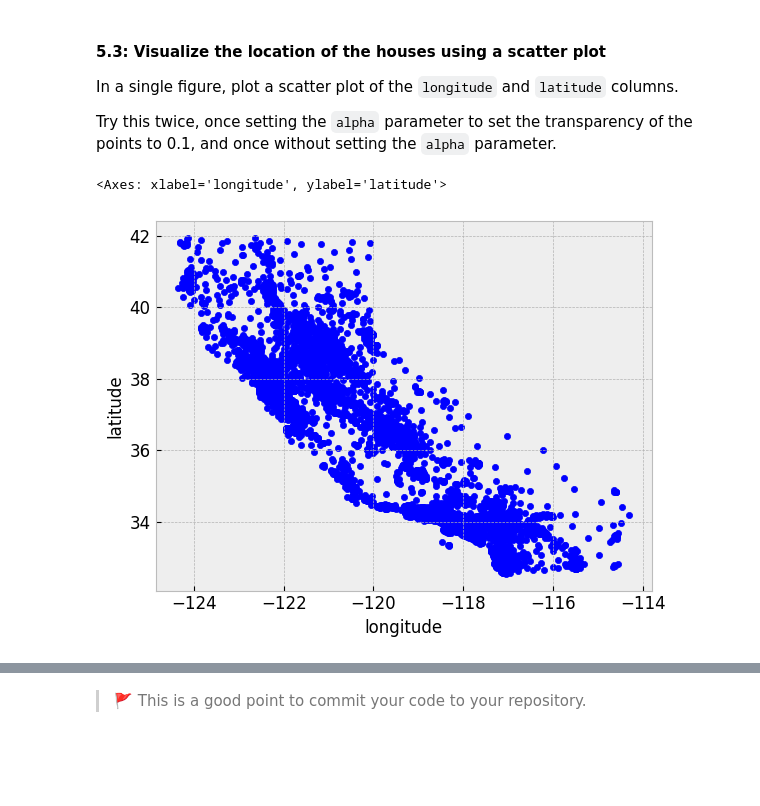
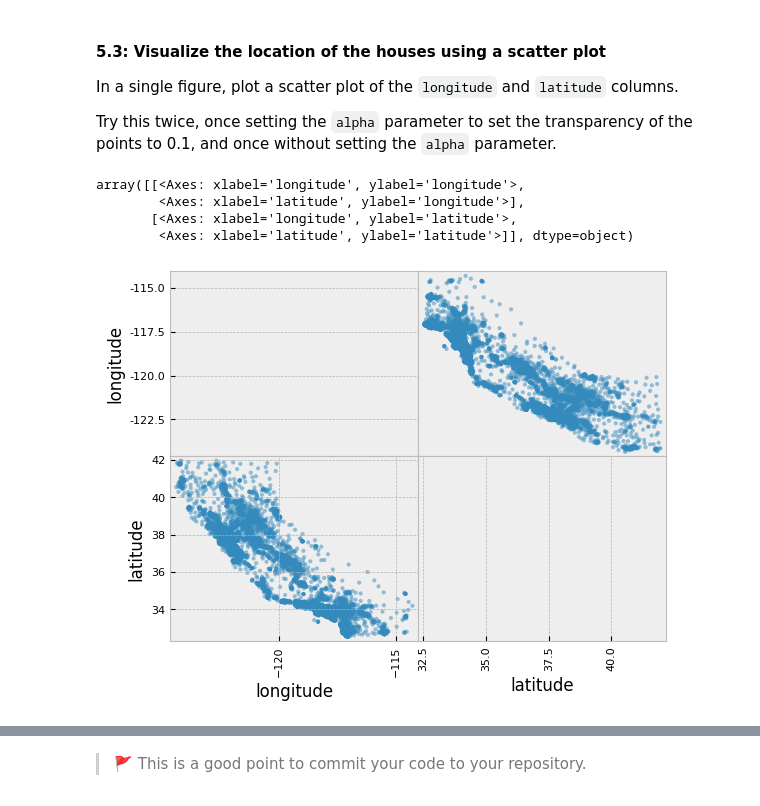
Before and after one commit to IT4063-Spring2025/eda-assignment-oyekunmo, a Jupyter notebook: notebook.ipynb, the cells around one changed output, grey strips where cells are left out. Cells and saved outputs as stored; diff of their text form; code cells hidden in the pictures; blank space fills up the shorter version.

```diff
--- a/notebook.ipynb
+++ b/notebook.ipynb
@@ -227,9 +227,12 @@ In a single figure, plot a scatter plot of the `longitude` and `latitude` column
 Try this twice, once setting the `alpha` parameter to set the transparency of the points to 0.1, and once without setting the `alpha` parameter.
 # %%
 # 💻 scatter plat without alpha
-housing.plot.scatter(x='longitude', y='latitude')
+scatter_matrix(housing[['longitude', 'latitude']], diagonal='none')
 # %% [output]
-<Axes: xlabel='longitude', ylabel='latitude'>
+array([[<Axes: xlabel='longitude', ylabel='longitude'>,
+        <Axes: xlabel='latitude', ylabel='longitude'>],
+       [<Axes: xlabel='longitude', ylabel='latitude'>,
+        <Axes: xlabel='latitude', ylabel='latitude'>]], dtype=object)
-[figure, old version]
+[figure, new version]
 # %%
 # 💻 scatter plat with alpha
```
Also changed, not shown: parts of 2 cells of this notebook.
